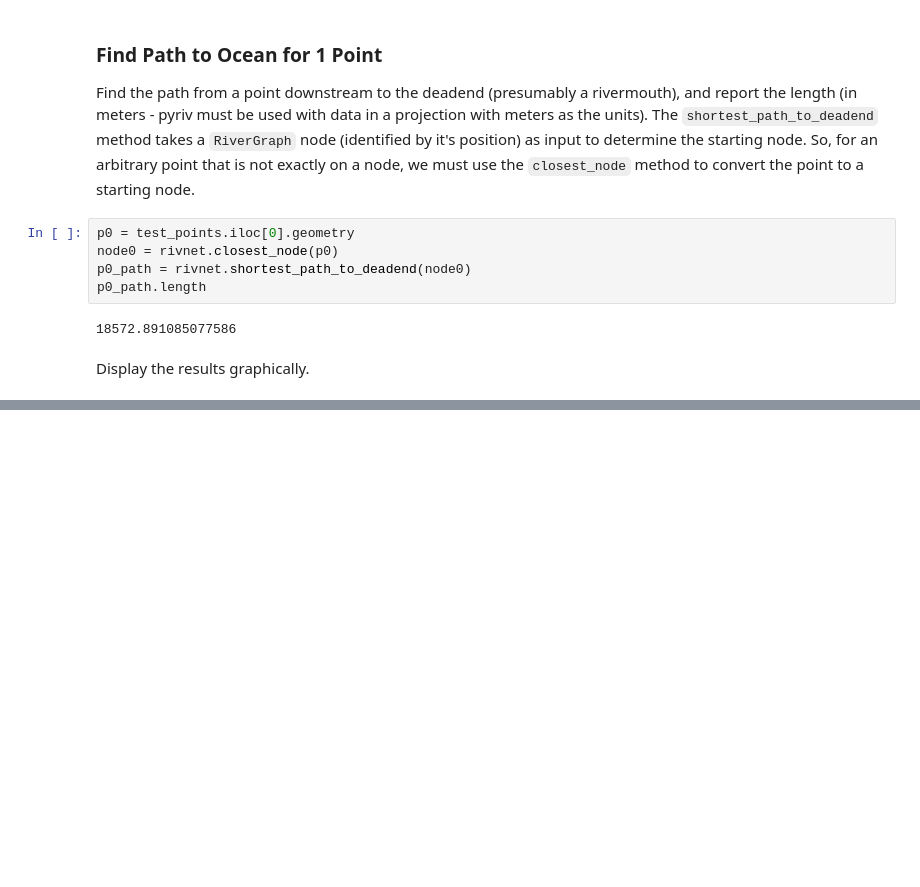
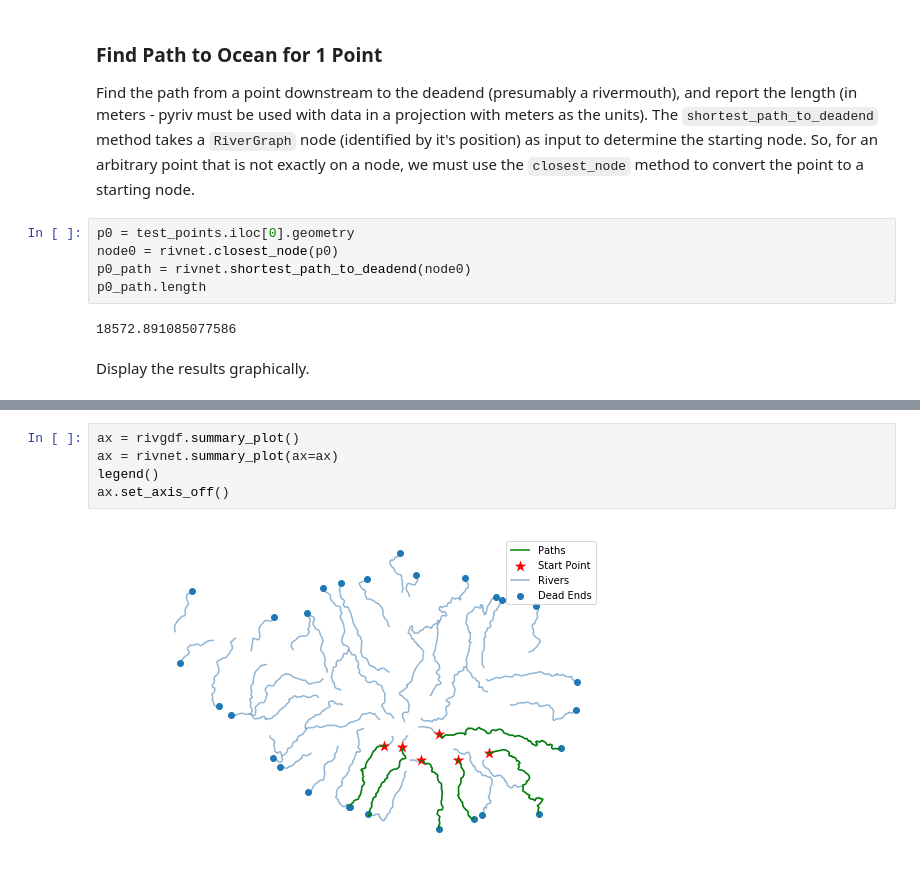
Before and after one commit to jkibele/pyriv, a Jupyter notebook: notebooks/MinimalDemo.ipynb, the cells around one changed output, grey strips where cells are left out. Cells and saved outputs as stored; diff of their text form; blank space fills up the shorter version.

```diff
--- a/notebooks/MinimalDemo.ipynb
+++ b/notebooks/MinimalDemo.ipynb
@@ -89,0 +104,7 @@ rivnet.river_distances(test_points)
+# %%
+ax = rivgdf.summary_plot()
+ax = rivnet.summary_plot(ax=ax)
+legend()
+ax.set_axis_off()
+# %% [output]
+[figure, added]
```
Also changed, not shown: parts of 10 cells of this notebook, 4 other files.
